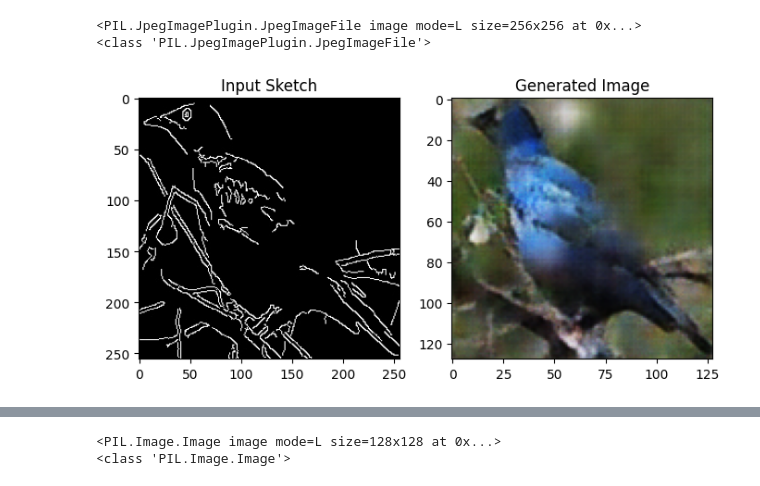
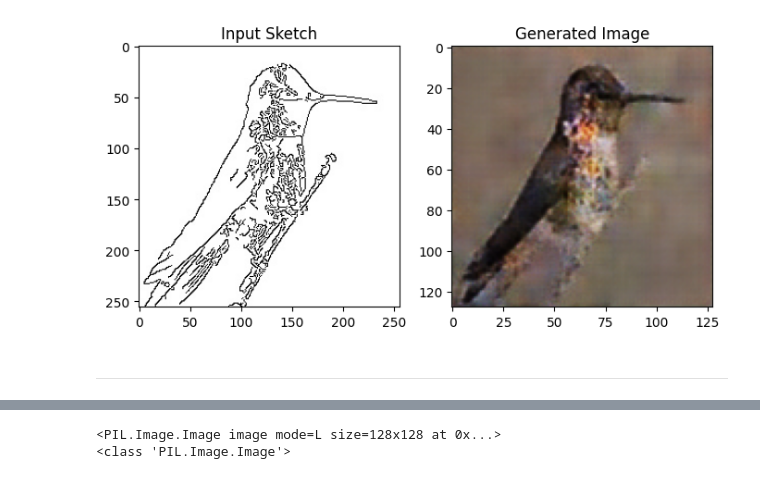
Before and after one commit to EgeEken/Image-Generator, a Jupyter notebook: test.ipynb, the cells around one changed output, grey strips where cells are left out. Drawn from its saved outputs; the diff is of its cells as text; code cells hidden in the pictures.

```diff
--- a/test.ipynb
+++ b/test.ipynb
@@ -94,30 +102,19 @@ def generate_from_sketch(img, model=G):
     generated_img = to_pil(generated)
     return generated_img
 # %%
-# get random image from /data_prepared/valid/inputs/ directory
-input_dir = "data_prepared/valid/inputs"
-
-model_path = "valid_generator_model.pth"  # adjust if needed
-G = UNetGenerator().to(device)
-state_dict = torch.load(model_path, map_location=device)
-G.load_state_dict(state_dict, strict=False)
-#G.eval()
-G.train()
-
-
 random_file = random.choice(os.listdir(input_dir))
 input_image = Image.open(os.path.join(input_dir, random_file))
 generated_image = generate_from_sketch(input_image, model=G)
 fig, axs = plt.subplots(1, 2, figsize=(8, 4))
-axs[0].imshow(input_image.convert("L"), cmap="gray")
+axs[0].imshow(input_image.convert("L"), cmap="gray_r")
 axs[0].set_title("Input Sketch")
 axs[1].imshow(generated_image)
 axs[1].set_title("Generated Image")
 plt.show()
 # %% [output]
-<PIL.JpegImagePlugin.JpegImageFile image mode=L size=256x256 at 0x...>
-<class 'PIL.JpegImagePlugin.JpegImageFile'>
-[figure, old version]
+[figure, new version]
+# %% [markdown]
+---
 # %%
 device = "cuda" if torch.cuda.is_available() else "cpu"
 model_path = "overfitted_generator_model.pth"  # adjust if needed
```
Also changed, not shown: parts of 1 cell of this notebook, 1 other file.
